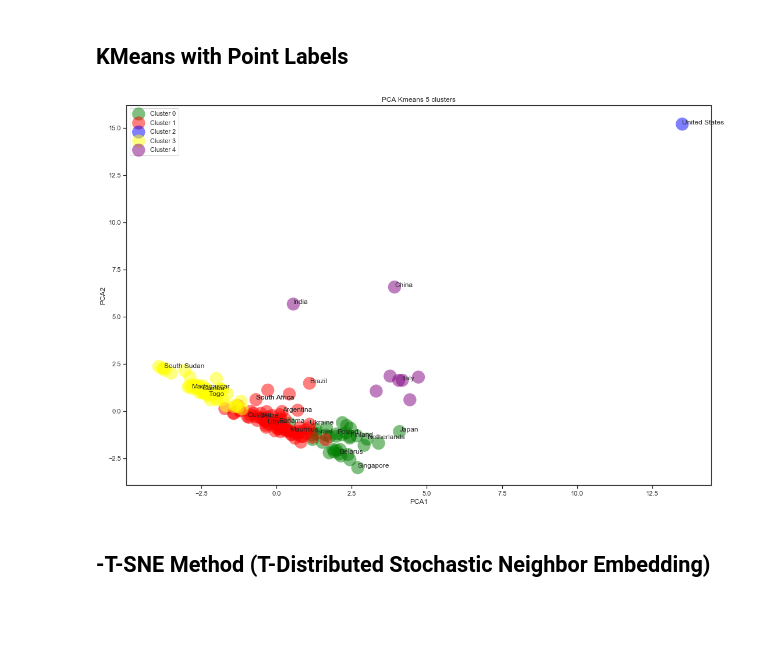
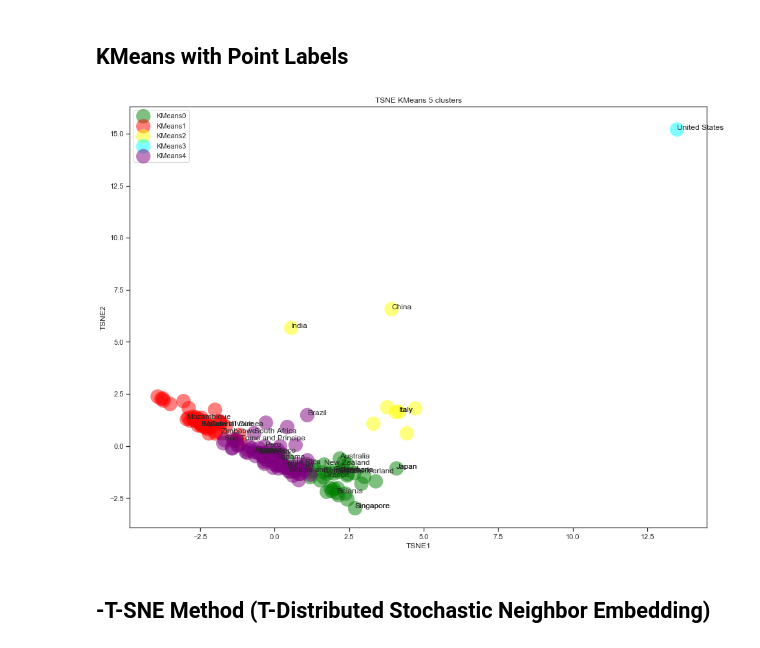
Before and after one commit to dougfoo/machineLearning, a Jupyter notebook: covid/COVID-global-clustering.ipynb, the cells around one changed output. Cells and saved outputs as stored; diff of their text form; code cells hidden in the pictures; blank space fills up the shorter version.

Commit message:
refactored plot funcs

```diff
--- a/covid/COVID-global-clustering.ipynb
+++ b/covid/COVID-global-clustering.ipynb
@@ -425,45 +426,44 @@ plt.show()
 # %% [markdown]
 ## KMeans with Point Labels
 # %%
+def plot_big(clustering_name, reducer_name, model, df_comp):
+    df_comp2 = df_comp.copy()
+    fig,ax = plt.subplots(figsize=(16,12))
+
+    kmeans = model.fit(df_comp2.iloc[:,:3])
+    df_comp2.insert(0, 'cluster', kmeans.labels_)
+
+    datas = []
+    for i in range(clusters):
+        tup = []
+        for j in range(tsne_comps):
+            tup.append(df_comp2[df_comp2['cluster']==i][j])
+        datas.append(tup)
+
+    groups = [clustering_name+str(i) for i in range(clusters)]
+    colors = ('green','red','yellow','cyan','purple','brown')
+
+    for data,color,group in zip(datas,colors,groups):
+        x,y = data[0],data[1]
+        ax.scatter(x, y, alpha=0.5, c=color, edgecolors='none', s=500, label=group)
+        ax.set_title(f'{reducer_name} {clustering_name} {clusters} clusters')
+        ax.set(xlabel=f'{reducer_name}1')
+        ax.set(ylabel=f'{reducer_name}2')
+
+    for index,row in df_comp2[df_comp2.index.isin(['China','Japan','United States','Singapore','South Africa','Belarus','Brazil','Italy','India','Poland'])].iterrows():
+        ax.annotate(index, (row[0],row[1]))
+    for index,row in df_comp2.sample(25).iterrows():
+        ax.annotate(index, (row[0],row[1]))
+
+    plt.legend(loc=2)
+    plt.show()
+
 # zoom on n cluster solution
 clusters=5
-
-fig,ax = plt.subplots(figsize=(18,12))
-
 model = KMeans(n_clusters=clusters)
-PCA_components2 = PCA_components.copy()
-kmeans = model.fit(PCA_components2.iloc[:,:3])
-
-PCA_components2.insert(0, 'cluster', kmeans.labels_)
-
-datas = []
-for i in range(clusters):
-    tup = []
-    for j in range(clusters):
-        tup.append(PCA_components2[PCA_components2['cluster']==i][j])
-    datas.append(tup)
-
-groups = ['Cluster '+str(i) for i in range(clusters)]
-colors = ('green','red','blue','yellow','purple','brown')
-
-for data,color,group in zip(datas,colors,groups):
-    x,y = data[0],data[1]
-    ax.scatter(x, y, alpha=0.5, c=color, edgecolors='none', s=500, label=group)
-    ax.set_title(f'PCA Kmeans {clusters} clusters')
-    ax.set(xlabel='PCA1')
-    ax.set(ylabel='PCA2')
-
-for index,row in PCA_components2[PCA_components2.index.isin(['China','Japan','United States',
-                                                             'Singapore','South Africa','Belarus','Brazil',
-                                                             'Italy','India','Poland'])].iterrows():
-    ax.annotate(index, (row[0],row[1]))
-for index,row in PCA_components2.sample(15).iterrows():
-    ax.annotate(index, (row[0],row[1]))
-
-plt.legend(loc=2)
-plt.show()
+plot_big('KMeans','TSNE',model, PCA_components)
 # %% [output]
-[figure, old version]
+[figure, new version]
 # %% [markdown]
 ## -T-SNE Method (T-Distributed Stochastic Neighbor Embedding)
 # %%
```
Also changed, not shown: parts of 8 cells of this notebook.
